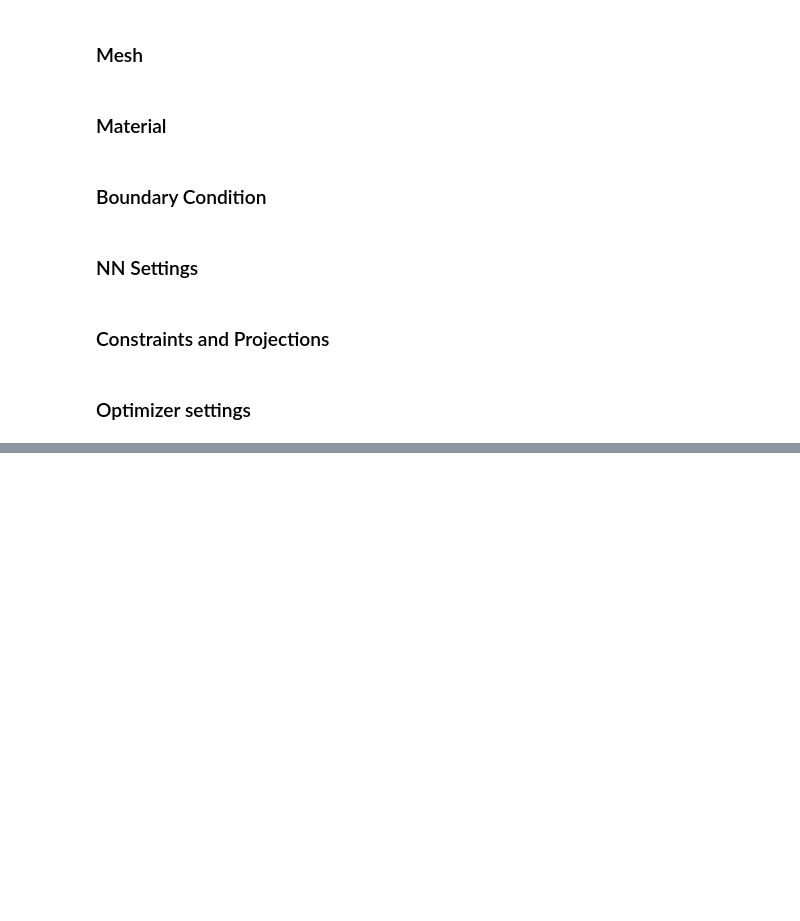
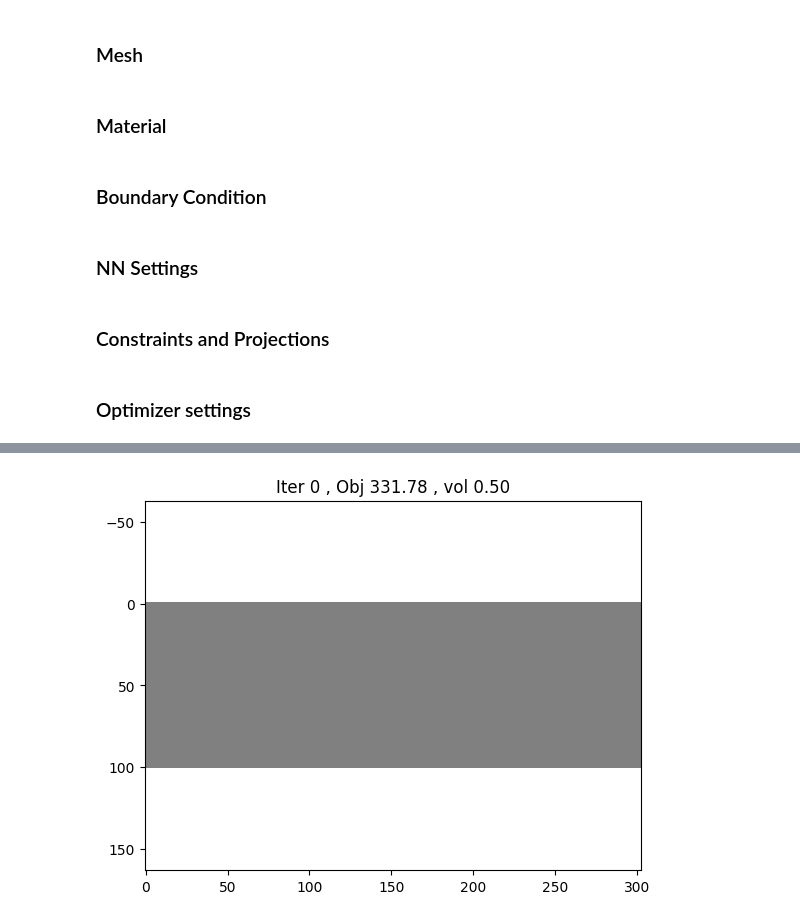
Before and after one commit to aiboyko/TOuNN, a Jupyter notebook: TOuNN_unpacked.ipynb, the cells around one changed output, grey strips where cells are left out. Cells and saved outputs as stored; diff of their text form; code cells hidden in the pictures; blank space fills up the shorter version.

```diff
--- a/TOuNN_unpacked.ipynb
+++ b/TOuNN_unpacked.ipynb
@@ -135,0 +169,91 @@ gauss = torchvision.transforms.GaussianBlur(3, sigma=(0.5, .5))
+# %%
+model = pixelModel()
+
+matProp = {'E':1.0, 'nu':0.3}; # Structural
+matProp['penal'] = 1.5; # SIMP penalization constant, starting value
+
+plt.close('all');
+overrideGPU = False
+start = time.perf_counter()
+topOpt = TopologyOptimizer(mesh, matProp, bc, nnSettings, \
+                  desiredVolumeFraction, densityProjection, overrideGPU);
+
+topOpt.convergenceHistory = {'compliance':[], 'vol':[], 'grayElems':[]};
+learningRate = 1e-1;
+alphaMax = 100*topOpt.desiredVolumeFraction;
+alphaIncrement = 0.015;
+# alpha = alphaIncrement; # start
+alpha = 0; # start
+nrmThreshold = 0.05; # for gradient clipping
+# topOpt.optimizer = optim.Adam(topOpt.topNet.parameters(), amsgrad=True, lr=learningRate);
+topOpt.optimizer = optim.Adam(model.parameters(), amsgrad=True, lr=learningRate);
+
+
+topOpt.obj0 = 385.11016982915766
+# if(epoch == 0):
+#     topOpt.obj0 = ( topOpt.FE.Emax*(rho_np**topOpt.FE.penal)*Jelem).sum()
+# For sensitivity analysis, exponentiate by 2p here and divide by p in the loss func hence getting -ve sign
+
+# nn_rho = torch.nn.Parameter(torch.zeros(size=(nelx, nely), requires_grad=True)).flatten()
+
+for epoch in range(maxEpochs):
+    topOpt.optimizer.zero_grad();
+
+    # Parameters -> rho
+    # x = topOpt.applySymmetry(topOpt.xy);
+    # nn_rho = torch.flatten(topOpt.topNet(x)).to(topOpt.device);
+    # nn_rho = topOpt.projectDensity(nn_rho);
+    nn_rho = model().flatten()
+    # print(nn_rho.shape)
+
+    # Do the FEM-related computing
+    rho_np = nn_rho.cpu().detach().numpy(); # move tensor to numpy array
+    topOpt.density = rho_np;
+    u, Jelem = topOpt.FE.solve(rho_np); # Call FE 88 line code [Niels Aage 2013]
+    Jelem1 = np.copy(Jelem)
+    # print('one ', Jelem.shape)
+    Jelem = np.array(topOpt.FE.Emax*(rho_np**(2*topOpt.FE.penal))*Jelem); #.reshape(-1);
+    # print('two ', Jelem.shape)
+    Jelem = torch.tensor(Jelem).float().to(topOpt.device);
+    # print('three ', Jelem.shape)
+    objective = torch.sum( Jelem / (nn_rho**topOpt.FE.penal))/topOpt.obj0; # compliance
+    # break
+
+    volConstraint = ((torch.mean(nn_rho)/topOpt.desiredVolumeFraction) - 1.0); # global vol constraint
+    currentVolumeFraction = np.average(rho_np);
+    topOpt.objective = objective;
+    loss = topOpt.objective + alpha * torch.pow(volConstraint, 2);
+
+    alpha = min(alphaMax, alpha + alphaIncrement);
+    loss.backward(retain_graph=True);
+    # torch.nn.utils.clip_grad_norm_(topOpt.topNet.parameters(), nrmThreshold)
+    topOpt.optimizer.step();
+
+    greyElements = sum(1 for rho in rho_np if ((rho > 0.05) & (rho < 0.95)));
+    relGreyElements = topOpt.desiredVolumeFraction * greyElements / len(rho_np);
+    topOpt.convergenceHistory['compliance'].append(topOpt.objective.item());
+    topOpt.convergenceHistory['vol'].append(currentVolumeFraction);
+    topOpt.convergenceHistory['grayElems'].append(relGreyElements);
+    topOpt.FE.penal = min(8.0,topOpt.FE.penal + 1.0/1000); # continuation scheme
+
+    if(epoch % 100 == 0):
+        titleStr = "Iter {:d} , Obj {:.2F} , vol {:.2F}".format(epoch, topOpt.objective.item()*topOpt.obj0, currentVolumeFraction);
+        topOpt.Pltr.plotDensity(topOpt.xy.detach().cpu().numpy(), rho_np.reshape((topOpt.FE.nelx, topOpt.FE.nely)), titleStr);
+        print(titleStr);
+    if ((epoch > minEpochs ) & (relGreyElements < 0.01)):
+        break;
+
+# topOpt.Pltr.plotDensity(topOpt.xy.detach().cpu().numpy(), rho_np.reshape((topOpt.FE.nelx, topOpt.FE.nely)), titleStr);
+# print("{:3d} J: {:.2F}; Vf: {:.3F}; loss: {:.3F}; relGreyElems: {:.3F} "\
+#         .format(epoch, topOpt.objective.item()*topOpt.obj0, currentVolumeFraction, loss.item(), relGreyElements));
+
+# print("Final J : {:.3f}".format(topOpt.objective.item()*topOpt.obj0));
+# topOpt.Pltr.plotConvergence(topOpt.convergenceHistory);
+
+# x = topOpt.applySymmetry(topOpt.xyPlot);
+# rho = torch.flatten(topOpt.projectDensity(topOpt.topNet(x)));
+# rho_np = rho.cpu().detach().numpy();
+
+# titleStr = "Iter {:d} , Obj {:.2F} , vol {:.2F}".format(epoch, topOpt.objective.item()*topOpt.obj0, currentVolumeFraction);
+# topOpt.Pltr.plotDensity(topOpt.xyPlot.detach().cpu().numpy(), rho_np.reshape((topOpt.FE.nelx*topOpt.boundaryResolution, topOpt.FE.nely*topOpt.boundaryResolution)), titleStr);
+# %% [output]
@@ -135,0 +261 @@ gauss = torchvision.transforms.GaussianBlur(3, sigma=(0.5, .5))
+[figure, added]
```
Also changed, not shown: parts of 11 cells of this notebook.
